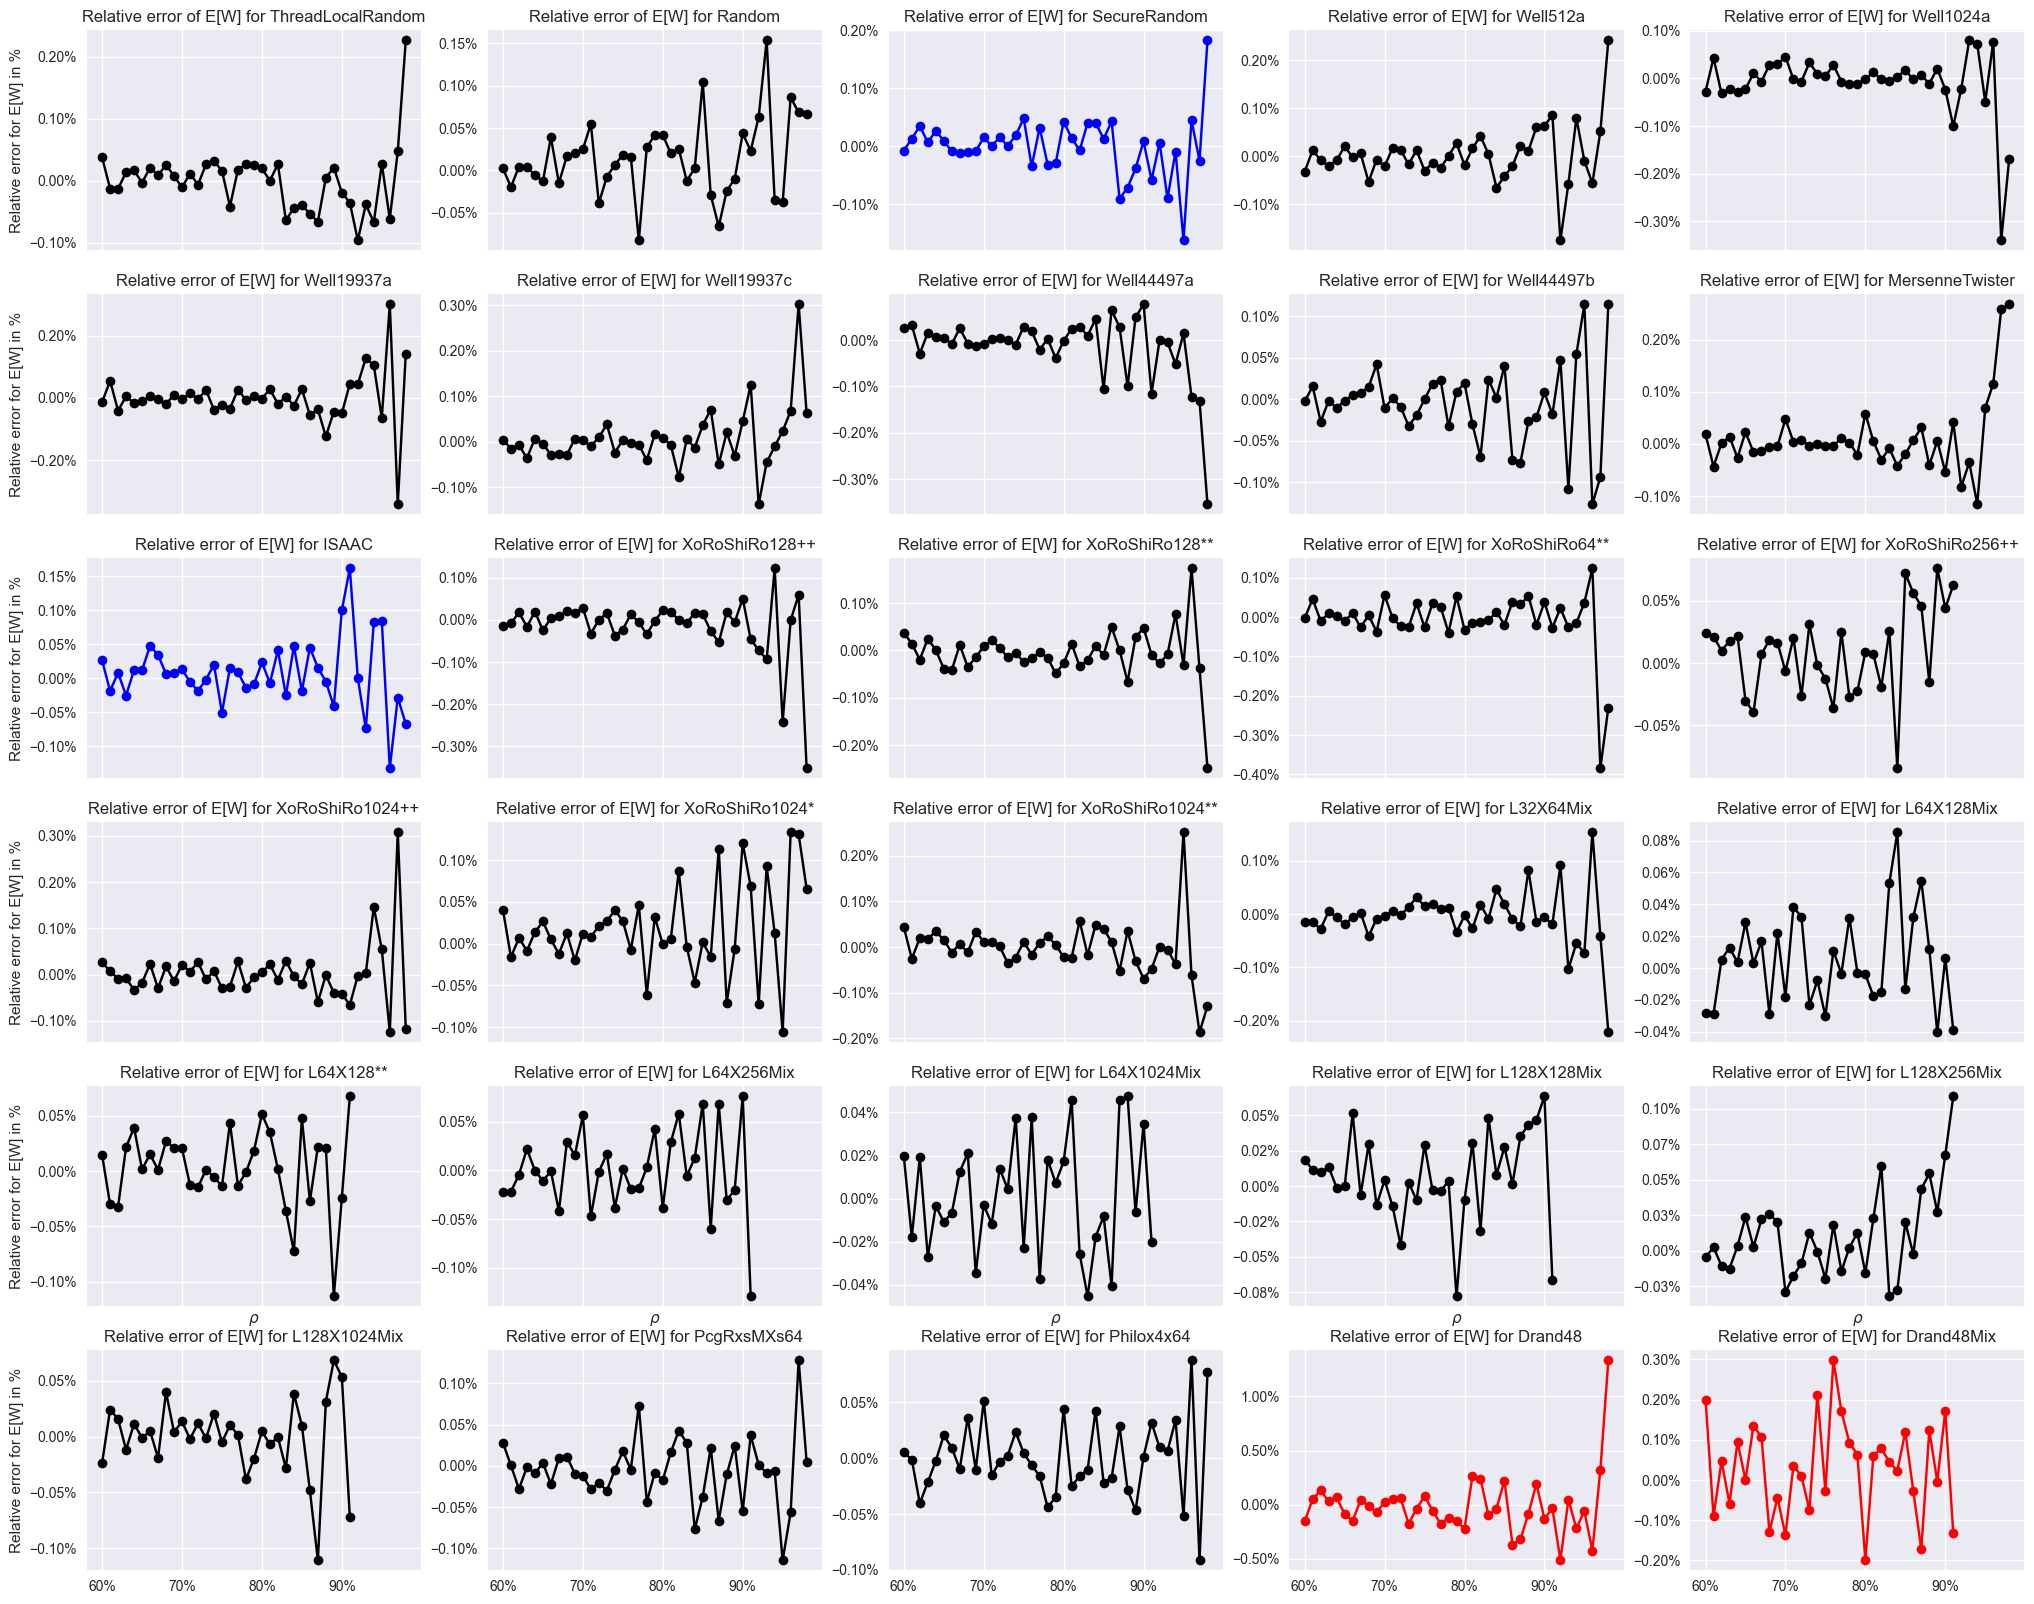
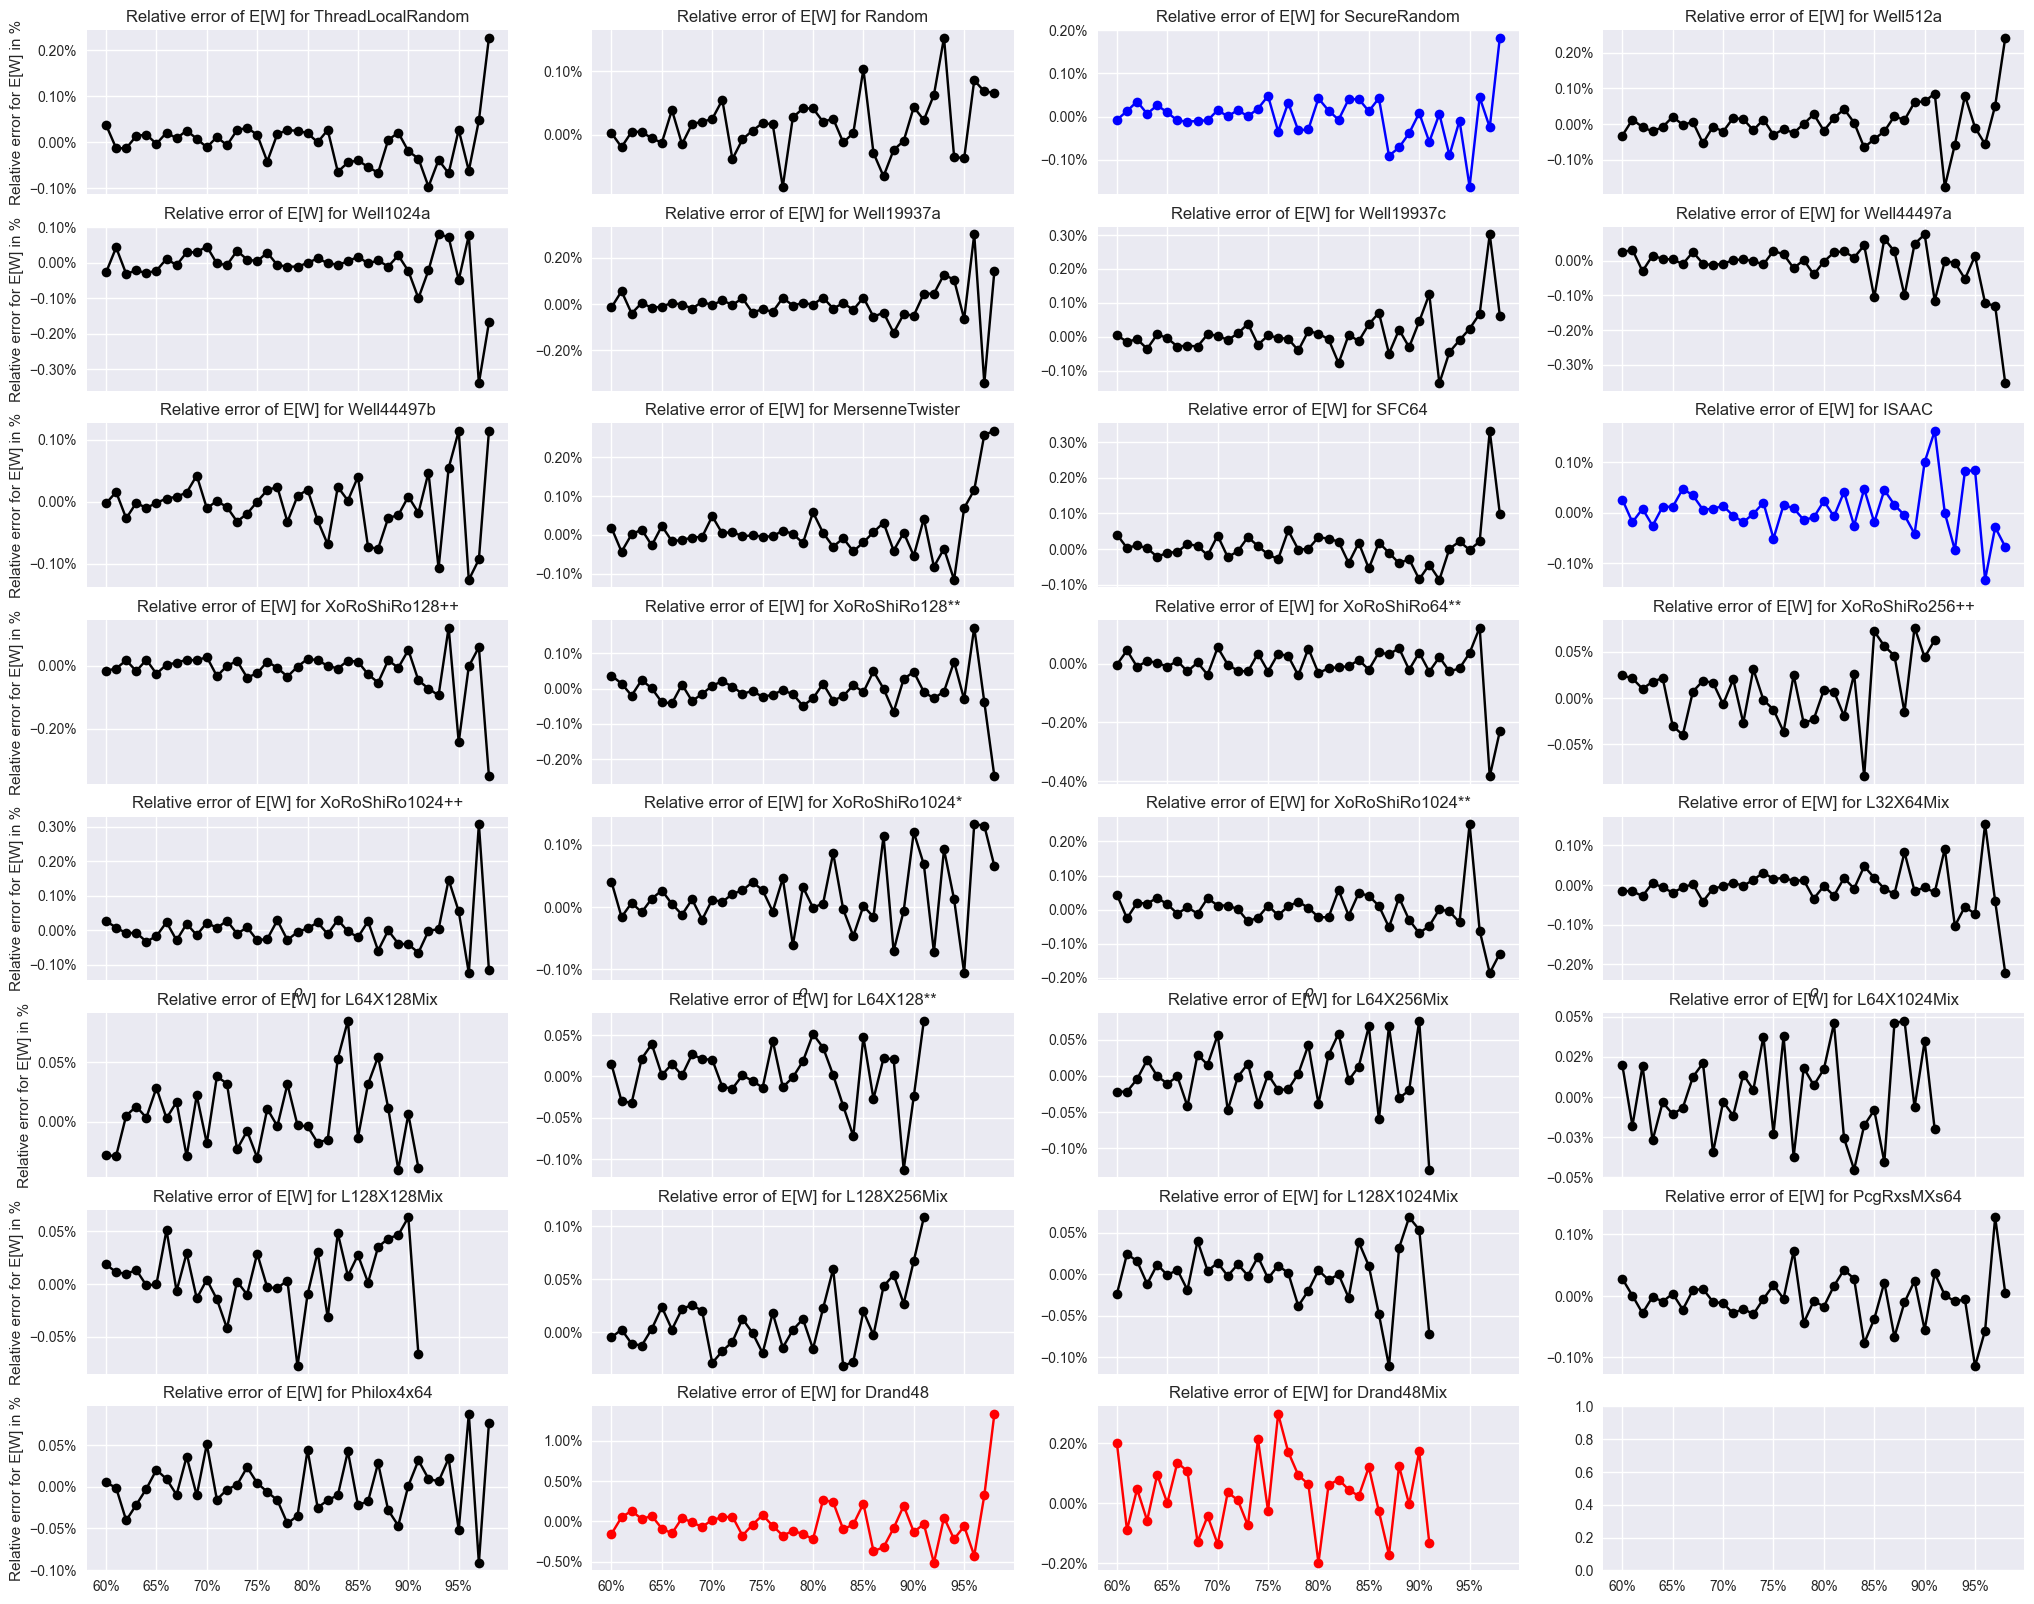
The change to this notebook cell's code, shown as a diff; its figure went from the first image to the second:
--- before
+++ after
@@ -10,12 +10,12 @@
 
 
-fig, ax = plt.subplots(6, 5, figsize=(25, 20), sharex='col')
+fig, ax = plt.subplots(8, 4, figsize=(25, 20), sharex='col')
 
 for i, mode in enumerate(generators):
-    ax_val=ax[i // 5][i % 5]
+    ax_val=ax[i // 4][i % 4]
     plot_rnd_mode(mode, ax_val, color_from_name(mode))
-    if i // 5 == 4:
+    if i // 4 == 4:
         ax_val.set_xlabel("$\\rho$")
-    if i % 5 == 0:
+    if i % 4 == 0:
         ax_val.set_ylabel("Relative error for E[W] in %")
 

Commit: Added SFC64 benchmarks